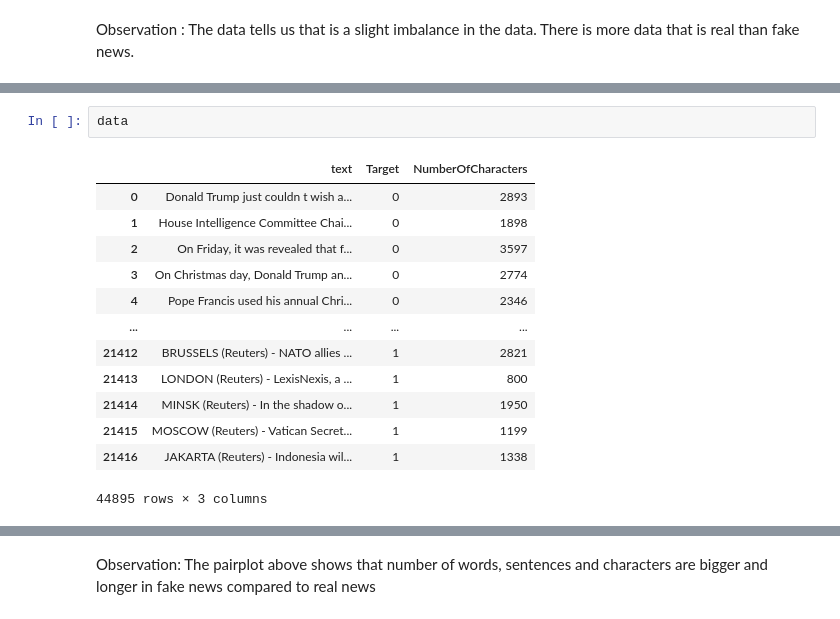
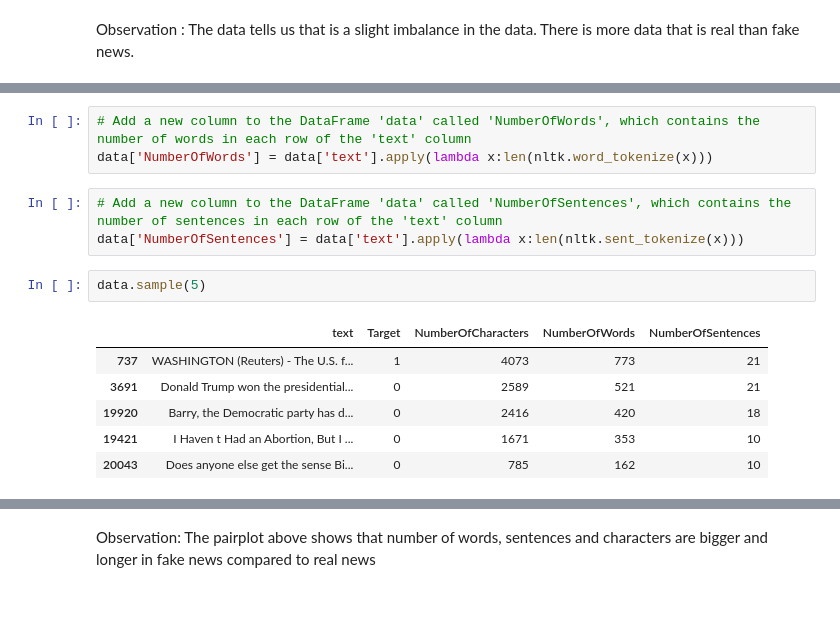
Before and after one commit to Jkhattak/FakeAndRealNews, a Jupyter notebook: main.ipynb, the cells around one changed output, grey strips where cells are left out. Saved outputs shown, nothing was run; the diff lists cells and outputs as text.

```diff
--- a/main.ipynb
+++ b/main.ipynb
@@ -278,16 +251,15 @@ data.shape
+# %%
+# Add a new column to the DataFrame 'data' called 'NumberOfWords', which contains the number of words in each row of the 'text' column
+data['NumberOfWords'] = data['text'].apply(lambda x:len(nltk.word_tokenize(x)))
+# %%
+# Add a new column to the DataFrame 'data' called 'NumberOfSentences', which contains the number of sentences in each row of the 'text' column
+data['NumberOfSentences'] = data['text'].apply(lambda x:len(nltk.sent_tokenize(x)))
 # %%
-data
+data.sample(5)
 # %% [output]
-|  | text | Target | NumberOfCharacters |
-| 0 | Donald Trump just couldn t wish a... | 0 | 2893 |
-| 1 | House Intelligence Committee Chai... | 0 | 1898 |
-| 2 | On Friday, it was revealed that f... | 0 | 3597 |
-| 3 | On Christmas day, Donald Trump an... | 0 | 2774 |
-| 4 | Pope Francis used his annual Chri... | 0 | 2346 |
-| ... | ... | ... | ... |
-| 21412 | BRUSSELS (Reuters) - NATO allies ... | 1 | 2821 |
-| 21413 | LONDON (Reuters) - LexisNexis, a ... | 1 | 800 |
-| 21414 | MINSK (Reuters) - In the shadow o... | 1 | 1950 |
-| 21415 | MOSCOW (Reuters) - Vatican Secret... | 1 | 1199 |
-| 21416 | JAKARTA (Reuters) - Indonesia wil... | 1 | 1338 |
+|  | text | Target | NumberOfCharacters | NumberOfWords | NumberOfSentences |
+| 737 | WASHINGTON (Reuters) - The U.S. f... | 1 | 4073 | 773 | 21 |
+| 3691 | Donald Trump won the presidential... | 0 | 2589 | 521 | 21 |
+| 19920 | Barry, the Democratic party has d... | 0 | 2416 | 420 | 18 |
+| 19421 | I Haven t Had an Abortion, But I ... | 0 | 1671 | 353 | 10 |
+| 20043 | Does anyone else get the sense Bi... | 0 | 785 | 162 | 10 |
-44895 rows × 3 columns
```
Also changed, not shown: parts of 129 cells of this notebook, 1 other file.
